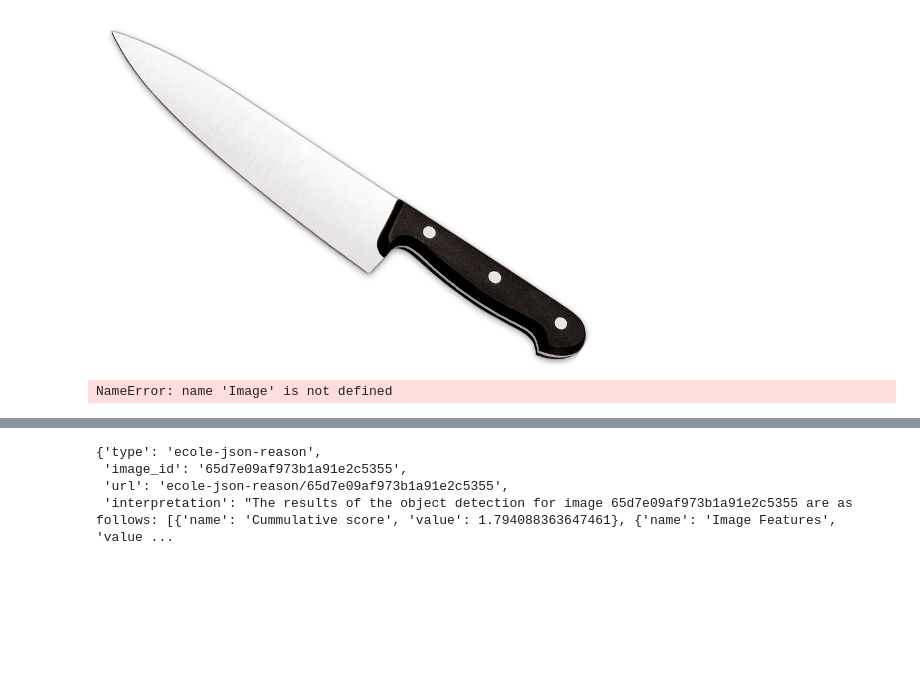
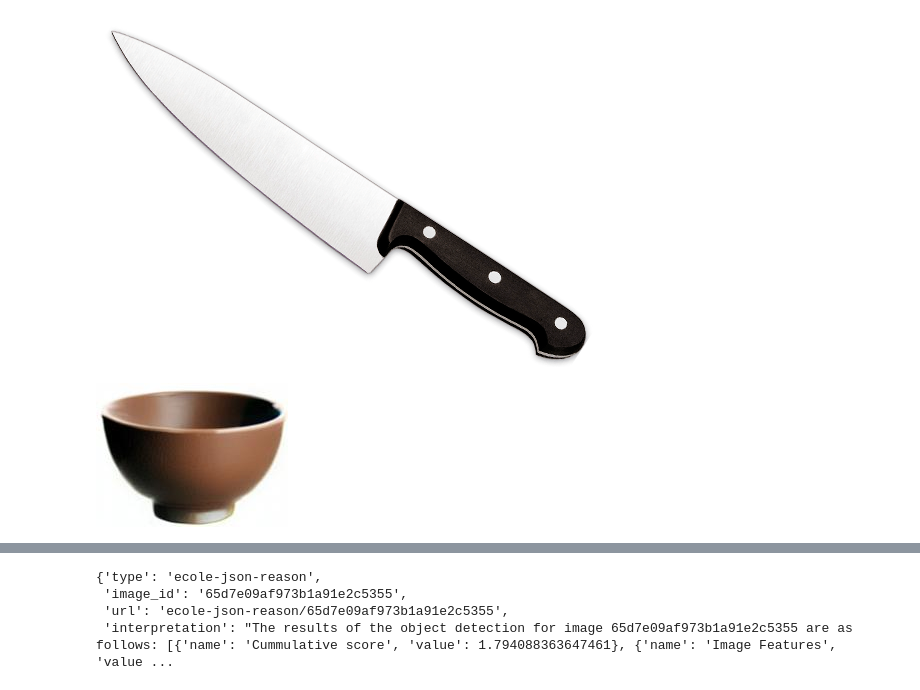
Before and after one commit to xingyaoww/chat-ui, a Jupyter notebook: n.ipynb, the cells around one changed output, grey strips where cells are left out. Saved outputs shown, nothing was run; the diff lists cells and outputs as text; code cells hidden in the pictures; blank space fills up the shorter version.

```diff
--- a/n.ipynb
+++ b/n.ipynb
@@ -249,8 +246,9 @@ def what_is_it(image_id: str) -> dict:
 # %%
+from PIL import Image
 pil_image = Image.open(
-    "/Users/khanhduynguyen/Desktop/ECOLE-Project/mint-chat-ui/chat-ui/testimages/fork/0002.jpg"
+    "/Users/khanhduynguyen/Desktop/ECOLE-Project/mint-chat-ui/chat-ui/2/bowl_1_out_4.jpg"
 )
 pil_image
 # %% [output]
-NameError: name 'Image' is not defined
+[figure, added]
 # %%
```
Also changed, not shown: parts of 6 cells of this notebook, 15 other files.
